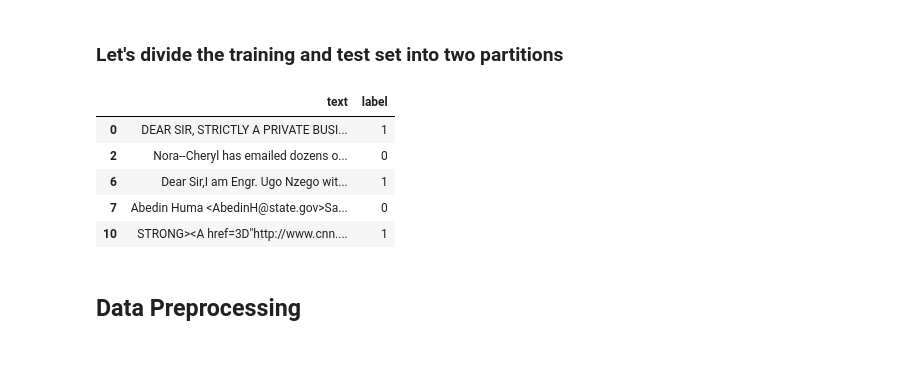
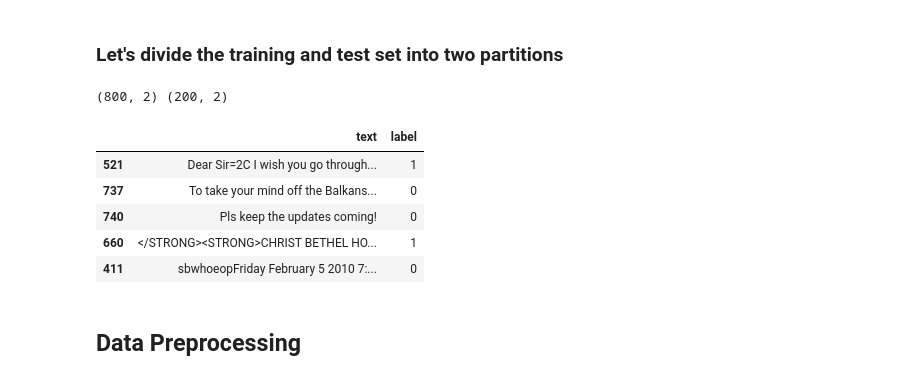
Before and after one commit to ironhack-labs/lab-natural-language-processing, a Jupyter notebook: your-code/main.ipynb, the cells around one changed output. Saved outputs shown, nothing was run; the diff lists cells and outputs as text; code cells hidden in the pictures.

```diff
--- a/your-code/main.ipynb
+++ b/your-code/main.ipynb
@@ -29,24 +29,22 @@ data.fillna("",inplace=True)
 (1000, 2)
 # %% [markdown]
 ### Let's divide the training and test set into two partitions
-# %%
-# Your code
-# Setting random_state for reproducibility
-X_train, X_test, y_train, y_test = train_test_split(data, data['label'],
-                                                    test_size=0.2,
-                                                    random_state=42)
-
-# Print the shapes to verify the split
-print("Full dataset shape:", data.shape)
-print("Training set shape:", X_train.shape)
-print("Testing set shape:", X_test.shape)
-# %% [output]
-|  | text | label |
-| 0 | DEAR SIR, STRICTLY A PRIVATE BUSI... | 1 |
-| 2 | Nora--Cheryl has emailed dozens o... | 0 |
-| 6 | Dear Sir,I am Engr. Ugo Nzego wit... | 1 |
-| 7 | Abedin Huma <AbedinH@state.gov>Sa... | 0 |
-| 10 | STRONG><A href=3D"http://www.cnn.... | 1 |
+# %%
+# Create training and test sets
+
+train, test = train_test_split(data, test_size=0.2, random_state=42)
+print(train.shape, test.shape)
+
+train.head()
+test.head()
+# %% [output]
+(800, 2) (200, 2)
+|  | text | label |
+| 521 | Dear Sir=2C I wish you go through... | 1 |
+| 737 | To take your mind off the Balkans... | 0 |
+| 740 | Pls keep the updates coming! | 0 |
+| 660 | </STRONG><STRONG>CHRIST BETHEL HO... | 1 |
+| 411 | sbwhoeopFriday February 5 2010 7:... | 0 |
 # %% [markdown]
 ## Data Preprocessing
 # %%
```
Also changed, not shown: parts of 20 cells of this notebook.
